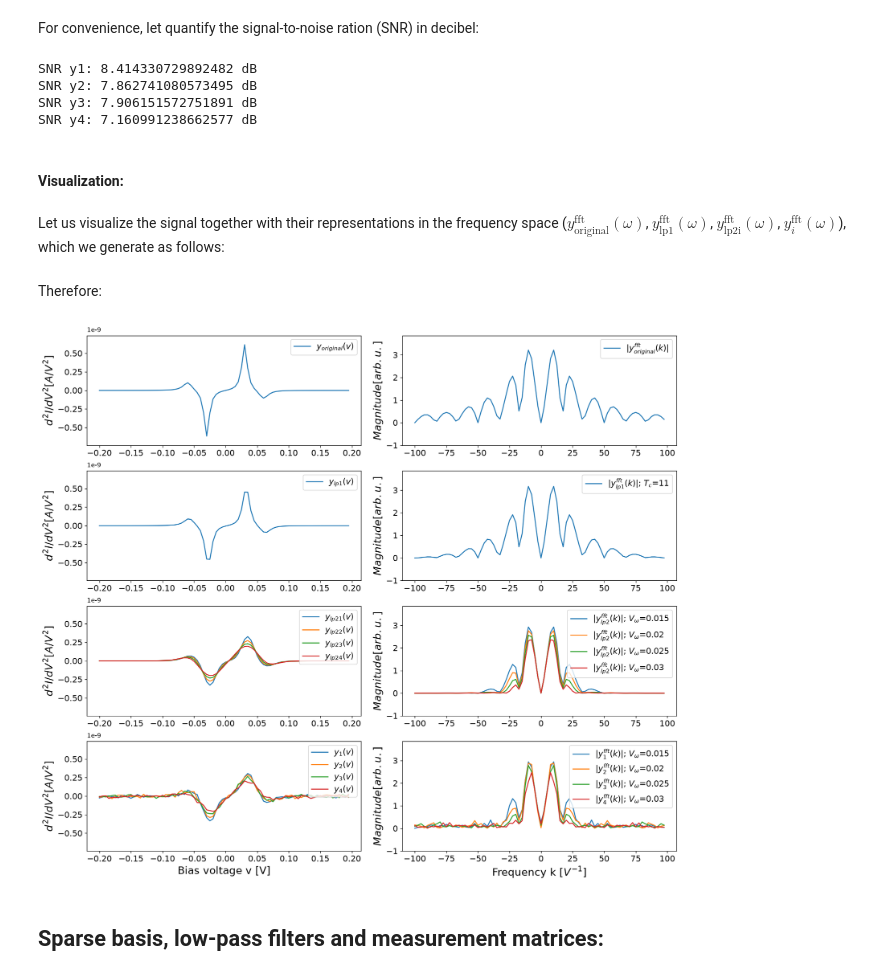
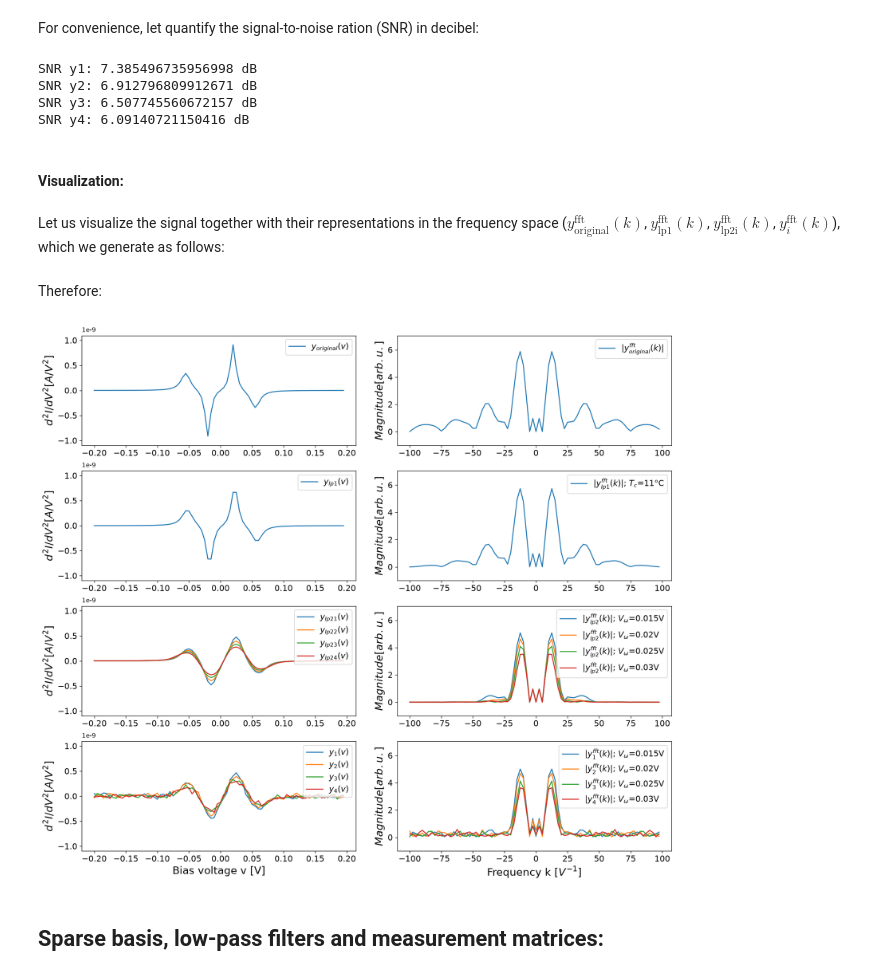
Before and after one commit to marcelolooser/cssr, a Jupyter notebook: tutorials/Tutorial_STM.ipynb, the cells around one changed output. Drawn from its saved outputs; the diff is of its cells as text; code cells hidden in the pictures.

```diff
--- a/tutorials/Tutorial_STM.ipynb
+++ b/tutorials/Tutorial_STM.ipynb
@@ -143,7 +148,7 @@ y_lp24 = csFl.instrumental_lowpass_filter()
 # %% [markdown]
 Finally, we add noise to the signals:
 # %%
-noise_level = np.sqrt(0.0002)
+noise_level = np.sqrt(0.0008)
 noise1  = np.random.randn(len(x))*noise_level
 noise2  = np.random.randn(len(x))*noise_level
 noise3  = np.random.randn(len(x))*noise_level
@@ -163,14 +168,14 @@ if noise_level:
 else:
     print("SNR:", np.inf, "dB")
 # %% [output]
-SNR y1: 8.414330729892482 dB
-SNR y2: 7.862741080573495 dB
-SNR y3: 7.906151572751891 dB
-SNR y4: 7.160991238662577 dB
+SNR y1: 7.385496735956998 dB
+SNR y2: 6.912796809912671 dB
+SNR y3: 6.507745560672157 dB
+SNR y4: 6.09140721150416 dB
 # %% [markdown]
 #### Visualization:
 # %% [markdown]
-Let us visualize the signal together with their representations in the frequency space ($y^{\text{fft}}_{\text{original}}(\omega)$, $y^{\text{fft}}_{\text{lp1}}(\omega)$, $y^{\text{fft}}_{\text{lp2i}}(\omega)$, $y^{\text{fft}}_i(\omega)$), which we generate as follows:
+Let us visualize the signal together with their representations in the frequency space ($y^{\text{fft}}_{\text{original}}(k)$, $y^{\text{fft}}_{\text{lp1}}(k)$, $y^{\text{fft}}_{\text{lp2i}}(k)$, $y^{\text{fft}}_i(k)$), which we generate as follows:
 # %%
 x_fft = scipy.fft.fftshift(scipy.fft.fftfreq(x.shape[0], d=abs(x[0] - x[1])))
 y_fft_original = scipy.fft.fftshift(scipy.fft.fft(y_original, axis=0))
@@ -197,25 +202,25 @@ axs2[0,0].plot(x, y_original, label="$y_{original}(v)$")
 axs2[0,1].plot(x_fft, abs(y_fft_original), label="$|y^{{fft}}_{{original}}(k)|$")
 
 axs2[1,0].plot(x, y_lp1, label="$y_{lp1}(v)$")
-axs2[1,1].plot(x_fft, abs(y_fft_lp1), label=f"$|y^{{fft}}_{{lp1}}(k)|$; $T_c$={cutoffs[0]}")
+axs2[1,1].plot(x_fft, abs(y_fft_lp1), label=f"$|y^{{fft}}_{{lp1}}(k)|$; $T_c$={cutoffs[0]}°C")
 
 axs2[2,0].plot(x, y_lp21, label="$y_{lp21}(v)$")
 axs2[2,0].plot(x, y_lp22, label="$y_{lp22}(v)$")
 axs2[2,0].plot(x, y_lp23, label="$y_{lp23}(v)$")
 axs2[2,0].plot(x, y_lp24, label="$y_{lp24}(v)$")
-axs2[2,1].plot(x_fft, abs(y_fft_lp21), label=f"$|y^{{fft}}_{{lp2}}(k)|$; $V_{{\omega}}$={cutoffs[1]}")
-axs2[2,1].plot(x_fft, abs(y_fft_lp22), label=f"$|y^{{fft}}_{{lp2}}(k)|$; $V_{{\omega}}$={cutoffs[2]}")
-axs2[2,1].plot(x_fft, abs(y_fft_lp23), label=f"$|y^{{fft}}_{{lp2}}(k)|$; $V_{{\omega}}$={cutoffs[3]}")
-axs2[2,1].plot(x_fft, abs(y_fft_lp24), label=f"$|y^{{fft}}_{{lp2}}(k)|$; $V_{{\omega}}$={cutoffs[4]}")
+axs2[2,1].plot(x_fft, abs(y_fft_lp21), label=f"$|y^{{fft}}_{{lp2}}(k)|$; $V_{{\omega}}$={cutoffs[1]}V")
+axs2[2,1].plot(x_fft, abs(y_fft_lp22), label=f"$|y^{{fft}}_{{lp2}}(k)|$; $V_{{\omega}}$={cutoffs[2]}V")
+axs2[2,1].plot(x_fft, abs(y_fft_lp23), label=f"$|y^{{fft}}_{{lp2}}(k)|$; $V_{{\omega}}$={cutoffs[3]}V")
+axs2[2,1].plot(x_fft, abs(y_fft_lp24), label=f"$|y^{{fft}}_{{lp2}}(k)|$; $V_{{\omega}}$={cutoffs[4]}V")
 
 axs2[3,0].plot(x, y1, label="$y_1(v)$")
 axs2[3,0].plot(x, y2, label="$y_2(v)$")
 axs2[3,0].plot(x, y3, label="$y_3(v)$")
 axs2[3,0].plot(x, y4, label="$y_4(v)$")
-axs2[3,1].plot(x_fft, abs(y1_fft), label=f"$|y^{{fft}}_1(k)|$; $V_{{\omega}}$={cutoffs[1]}")
-axs2[3,1].plot(x_fft, abs(y2_fft), label=f"$|y^{{fft}}_2(k)|$; $V_{{\omega}}$={cutoffs[2]}")
-axs2[3,1].plot(x_fft, abs(y3_fft), label=f"$|y^{{fft}}_3(k)|$; $V_{{\omega}}$={cutoffs[3]}")
-axs2[3,1].plot(x_fft, abs(y4_fft), label=f"$|y^{{fft}}_4(k)|$; $V_{{\omega}}$={cutoffs[4]}")
+axs2[3,1].plot(x_fft, abs(y1_fft), label=f"$|y^{{fft}}_1(k)|$; $V_{{\omega}}$={cutoffs[1]}V")
+axs2[3,1].plot(x_fft, abs(y2_fft), label=f"$|y^{{fft}}_2(k)|$; $V_{{\omega}}$={cutoffs[2]}V")
+axs2[3,1].plot(x_fft, abs(y3_fft), label=f"$|y^{{fft}}_3(k)|$; $V_{{\omega}}$={cutoffs[3]}V")
+axs2[3,1].plot(x_fft, abs(y4_fft), label=f"$|y^{{fft}}_4(k)|$; $V_{{\omega}}$={cutoffs[4]}V")
 
 axs2[0,0].set_ylabel("$d^2I/dV^2 [A/V^2]$", fontsize=font1)
 axs2[0,1].set_ylabel("$Magnitude [arb. u.]$", fontsize=font1)
@@ -234,34 +239,34 @@ axs2[2,1].legend(fontsize=font2, loc="upper right")
 
 axs2[3,0].set_xlabel("Bias voltage v [V]", fontsize=font1)
 axs2[3,1].set_xlabel("Frequency k [$V^{-1}$]", fontsize=font1)
 axs2[3,0].set_ylabel("$d^2I/dV^2 [A/V^2]$", fontsize=font1)
 axs2[3,1].set_ylabel("$Magnitude [arb. u.]$", fontsize=font1)
 axs2[3,0].legend(fontsize=font2, loc="upper right")
 axs2[3,1].legend(fontsize=font2, loc="upper right")
 
 axs2[0,1].set_ylim([-1, y_fft_lim_max ])
 axs2[1,1].set_ylim([-1, y_fft_lim_max ])
 axs2[2,1].set_ylim([-1, y_fft_lim_max ])
 axs2[3,1].set_ylim([-1, y_fft_lim_max ])
 axs2[0,0].set_ylim([ylim_min, ylim_max])
 axs2[1,0].set_ylim([ylim_min, ylim_max])
 axs2[2,0].set_ylim([ylim_min, ylim_max])
 axs2[3,0].set_ylim([ylim_min, ylim_max])
 
 axs2[0, 0].text(0, 1.02, "1e-9", transform=axs2[0, 0].transAxes, ha='left',va='bottom')
 axs2[1, 0].text(0, 1.02, "1e-9", transform=axs2[1, 0].transAxes, ha='left',va='bottom')
 axs2[2, 0].text(0, 1.02, "1e-9", transform=axs2[2, 0].transAxes, ha='left',va='bottom')
 axs2[3, 0].text(0, 1.02, "1e-9", transform=axs2[3, 0].transAxes, ha='left',va='bottom')
 
 for ax in axs2.flat:
     ax.set_box_aspect(aspect=0.4)
     ax.tick_params(axis='both', which='major', labelsize=font2)
 
 fig2.subplots_adjust(hspace=-0.25, wspace=0.15)
 
 plt.show()
 # %% [output]
-[figure, old version]
+[figure, new version]
 # %% [markdown]
 ## Sparse basis, low-pass filters and measurement matrices:
 # %% [markdown]
```
Also changed, not shown: parts of 13 cells of this notebook, 1 other file.
